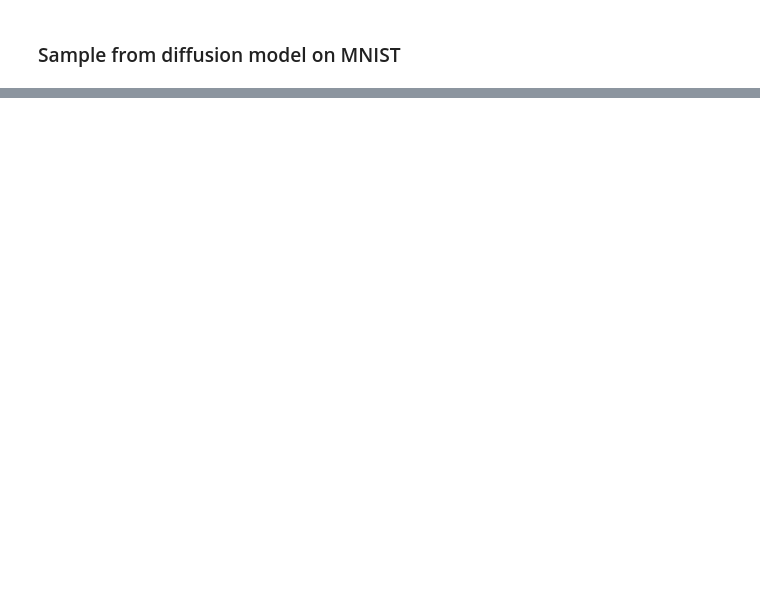
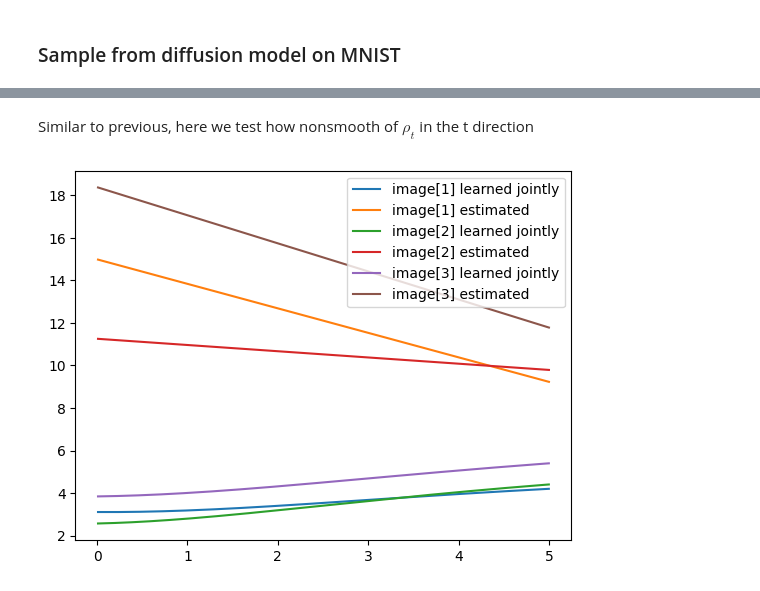
Before and after one commit to HaoxiangYou/Score-based-generative-model, a Jupyter notebook: MNIST.ipynb, the cells around one changed output, grey strips where cells are left out. Cells and saved outputs as stored; diff of their text form; code cells hidden in the pictures; blank space fills up the shorter version.

```diff
--- a/MNIST.ipynb
+++ b/MNIST.ipynb
@@ -304,0 +330,27 @@ visual_image(samples[1], label="OU backward sample 1")
+# %%
+model_param_ou_001 = model.init(key_to_use, images[0], 0)
+optimizer_ou_001 = optax.adam(learning_rate=1e-4)
+optimizer_state_001 = optimizer_ou_001.init(model_param)
+
+@jax.jit
+def params_update_ou001(param, optimizer_state, xs, ts, random_key):
+    loss, grad = jax.value_and_grad(score_matching_loss_wrapped)(param, xs, ts, random_key)
+    update, optimizer_state = optimizer_ou_001.update(grad, optimizer_state, param)
+    param = optax.apply_updates(param, update)
+    return loss, param, optimizer_state
+
+losses = []
+for epoch in range(200):
+    total_loss = 0
+    for i, (images, labels) in enumerate(training_dataloader):
+        # get a batch of data
+        ts = np.ones(images.shape[0]) * 0.01
+        random_key, key_to_use = jax.random.split(random_key)
+        keys_to_use = jax.random.split(key_to_use, images.shape[0])
+        noisy_images = forward_OU_process_vmap(images, ts, keys_to_use)
+        # one step grad update
+        loss, model_param_ou_001, optimizer_state_001 = params_update_ou001(model_param_ou_001, optimizer_state_001, noisy_images, ts, key_to_use)
+        total_loss += loss
+
+    losses.append(total_loss / len(training_dataloader))
+    print(f"iter:{epoch+1}, loss:{losses[-1]}")
@@ -304,0 +375,22 @@ visual_image(samples[1], label="OU backward sample 1")
+# %%
+@jax.jit
+def learned_score_fn_ou001(x):
+    return model.apply(model_param_ou_001, x, 0.01)
+# %% [markdown]
+Similar to previous, here we test how nonsmooth of $\rho_t$ in the t direction
+# %%
+ts = np.arange(T_min, T, 1e-3)
+plt.figure()
+test_image = np.copy(images[:3])
+score_norms_list = []
+for (i, image) in enumerate(test_image):
+    score_norms = []
+    for t in ts:
+        score_norms.append(np.linalg.norm(learned_score_fn(image, t)))
+    score_norms_list = []
+    plt.plot(ts, score_norms, label=f"image[{i+1}] learned jointly")
+    plt.plot([0.01, 5], [np.linalg.norm(learned_score_fn_ou001(image)), np.linalg.norm(image)], label=f"image[{i+1}] estimated")
+plt.legend()
+plt.show()
+# %% [output]
+[figure, added]
```
Also changed, not shown: parts of 13 cells of this notebook, 1 other file.
